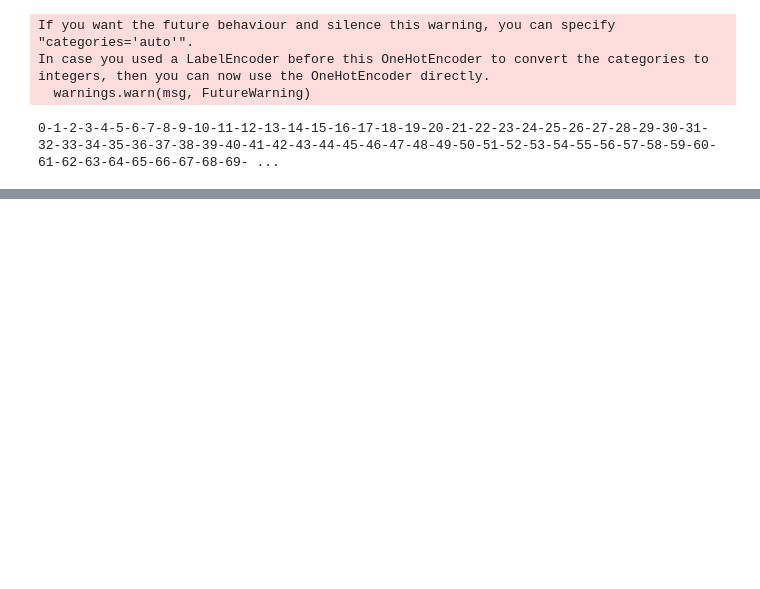
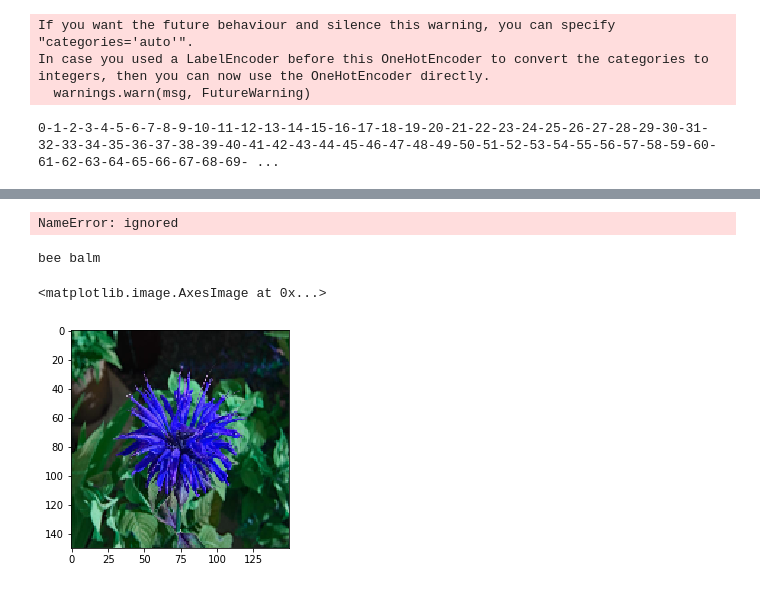
Before and after one commit to aayushrai/Tensorflow, a Jupyter notebook: Tansfer_Learning_Fine_Tuning(Un_Freez_Some_Layer).ipynb, the cells around one changed output, grey strips where cells are left out. Drawn from its saved outputs; the diff is of its cells as text; code cells hidden in the pictures; blank space fills up the shorter version.

```diff
--- a/Tansfer_Learning_Fine_Tuning(Un_Freez_Some_Layer).ipynb
+++ b/Tansfer_Learning_Fine_Tuning(Un_Freez_Some_Layer).ipynb
@@ -148,0 +156,6 @@ KeyboardInterrupt: ignored
+# %%
+import matplotlib.pyplot as plt
+plt.plot(history.history["loss"])
+plt.plot(history.history["val_loss"])
+# %% [output]
+NameError: ignored
@@ -148,0 +164,12 @@ KeyboardInterrupt: ignored
+# %%
+model = tf.keras.models.load_model("perfect1.h5")
+# %%
+img = cv2.imread("/content/bee-balm-2413963_1920_full_width.jpg")
+img2 = cv2.resize(img,(150,150))/255
+img = img2.reshape(1,img2.shape[0],img2.shape[1],img2.shape[2])
+print(class_name[str(model.predict_classes(img)[0]+1)])
+plt.imshow(img2)
+# %% [output]
+bee balm
+<matplotlib.image.AxesImage at 0x...>
+[figure, added]
```
Also changed, not shown: parts of 13 cells of this notebook.
